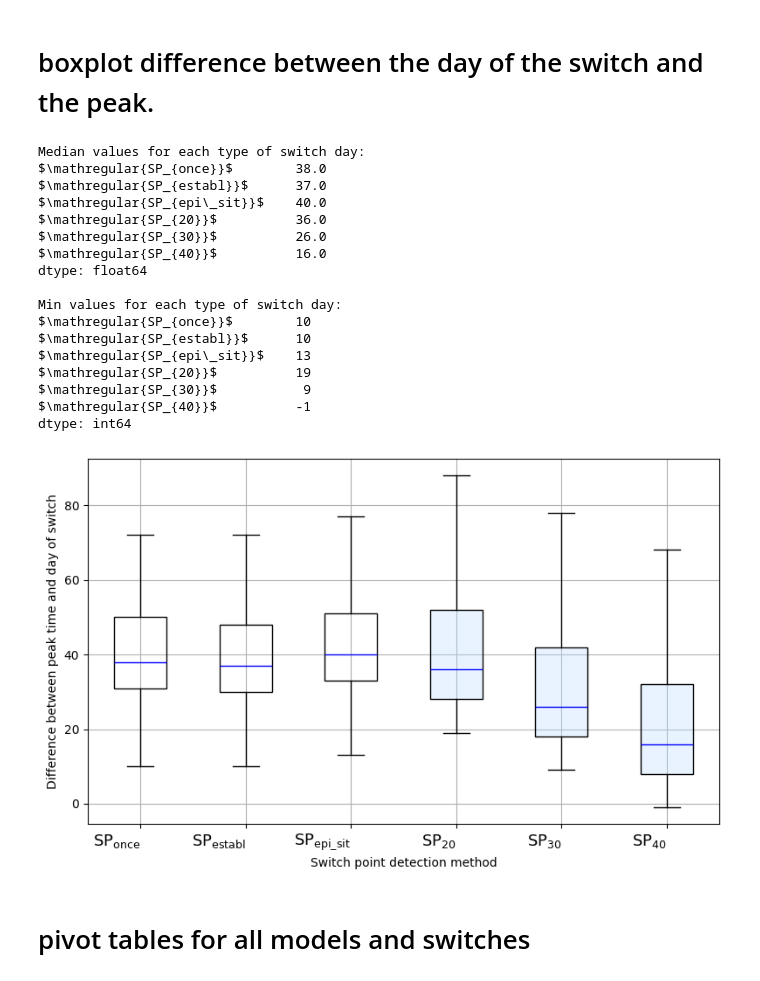
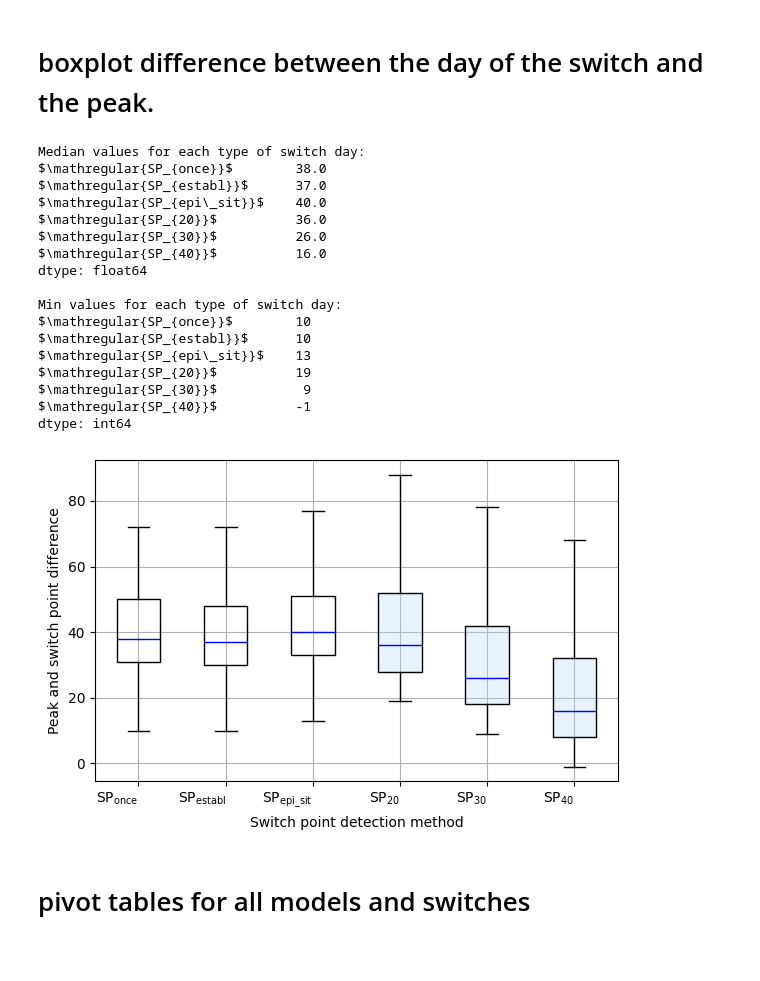
Before and after one commit to vnleonenko/Network_hybrid, a Jupyter notebook: plot_methods.ipynb, the cells around one changed output. Saved outputs shown, nothing was run; the diff lists cells and outputs as text; code cells hidden in the pictures; blank space fills up the shorter version.

```diff
--- a/plot_methods.ipynb
+++ b/plot_methods.ipynb
@@ -118,7 +118,10 @@ def plot_one(ax,
     # add legend and titles
     lines1, labels1 = ax.get_legend_handles_labels()
     lines2, labels2 = ax_b.get_legend_handles_labels()
-    ax.legend(lines1 + lines2, labels1 + labels2, loc='upper right')
+    leg = ax_b.legend(lines1 + lines2, labels1 + labels2, loc='upper right',
+                    framealpha=1.0, fontsize=9)
+    leg.set_zorder(100)
+    leg.get_frame().set_facecolor('white')
     ax.set_title(f'Seed {seed_number}, Switch day {predicted_days[0]}\n'+
                  f'Peak I (act.):{actual_peak_I:.2f}, '+
                    f'Peak day (act.):{actual_peak_day:.2f}, \n' +
@@ -575,6 +578,7 @@ for i in range(len(methods)):
         ax.set_ylabel('RMSE')
     ax.set_xticks(ticks=np.arange(1, len(methods[i])+1),
             labels=methods[i], rotation=0, ha='center', fontsize=13)
+    ax.set_yticks(np.arange(0, 1e-4, 1e-5))
     ax.grid()
 
 
@@ -1548,7 +1552,7 @@ for day, title_start_day in zip(days, titles_start_day2):
     difference_df[f"{title_start_day}"] = df[f'actual_peak_day'] - df[f'{day}']
 
 # creating a boxplot
-fig, ax = plt.subplots(1,1,figsize=(8,5))
+fig, ax = plt.subplots(1,1,figsize=(6,4))
 box = ax.boxplot(
     difference_df,
     showfliers=False,
@@ -1569,42 +1573,42 @@ for n, patch in enumerate(box['boxes']):
 
 #ax.set_title(f'Difference between the day of the switch and the peak')
 ax.set_xlabel('Switch point detection method')
-ax.set_ylabel('Difference between peak time and day of switch')
+ax.set_ylabel('Peak and switch point difference')
 ax.set_xticks(ticks=np.arange(1, difference_df.shape[1]+1),
-        labels=difference_df.columns, fontsize=13, ha='right')
+        labels=difference_df.columns, ha='right')
 ax.grid()
 
 plt.tight_layout()
 plt.savefig(f'results/diffenerce_switch_peak.pdf',
            format='pdf', dpi=300, bbox_inches='tight')
 
 median_values = difference_df.median()
 min_values = difference_df.min()
 
 print("Median values for each type of switch day:")
 print(median_values)
 
 print("\nMin values for each type of switch day:")
 print(min_values)
 # %% [output]
 Median values for each type of switch day:
 $\mathregular{SP_{once}}$        38.0
 $\mathregular{SP_{establ}}$      37.0
 $\mathregular{SP_{epi\_sit}}$    40.0
 $\mathregular{SP_{20}}$          36.0
 $\mathregular{SP_{30}}$          26.0
 $\mathregular{SP_{40}}$          16.0
 dtype: float64
 
 Min values for each type of switch day:
 $\mathregular{SP_{once}}$        10
 $\mathregular{SP_{establ}}$      10
 $\mathregular{SP_{epi\_sit}}$    13
 $\mathregular{SP_{20}}$          19
 $\mathregular{SP_{30}}$           9
 $\mathregular{SP_{40}}$          -1
 dtype: int64
-[figure, old version]
+[figure, new version]
 # %% [markdown]
 # pivot tables for all models and switches
 # %%
```
Also changed, not shown: parts of 4 cells of this notebook, 19 other files.
